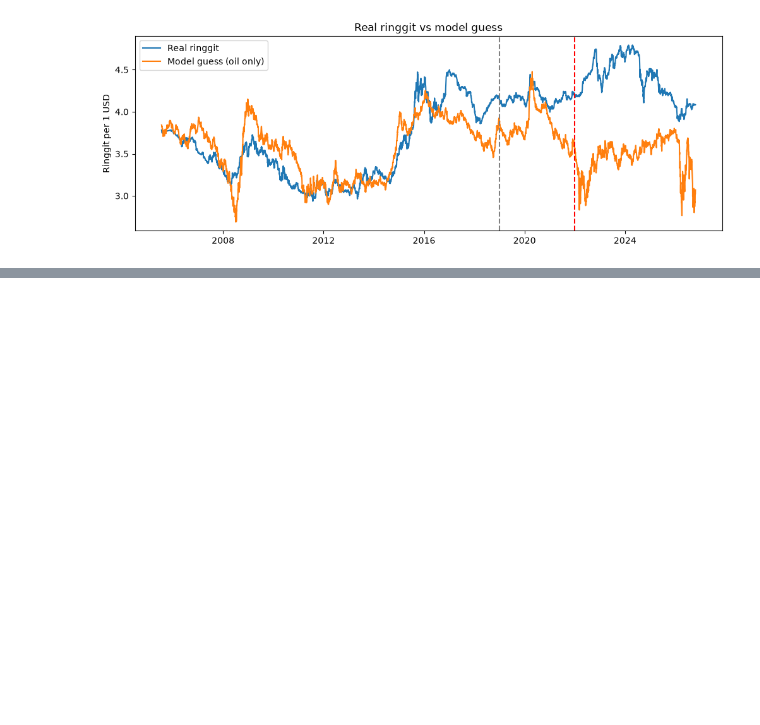
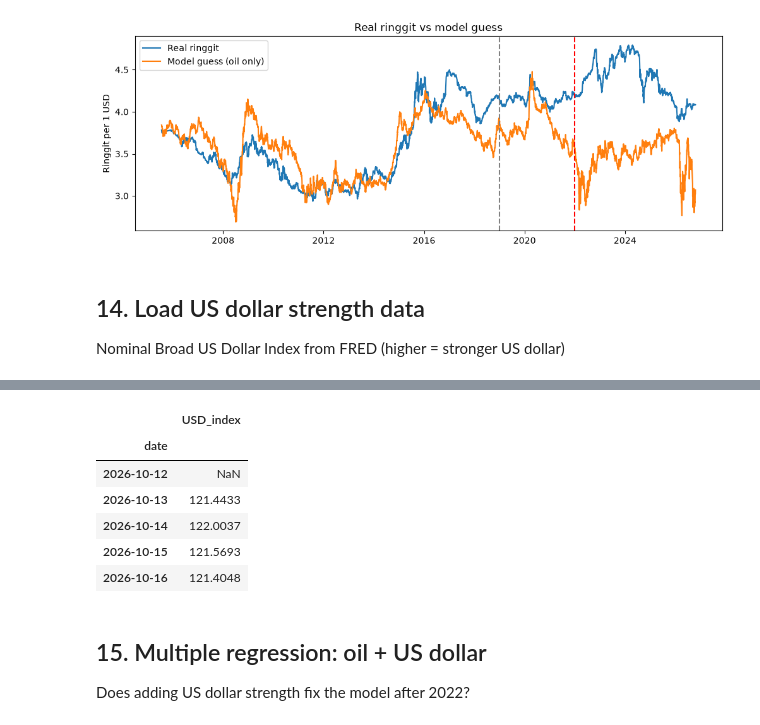
Before and after one commit to aamrhh/ringgit-oil-analysis, a Jupyter notebook: analysis.ipynb, the cells around one changed output, grey strips where cells are left out. Saved outputs shown, nothing was run; the diff lists cells and outputs as text; code cells hidden in the pictures; blank space fills up the shorter version.

Commit message:
comparison oil vs dollar

```diff
--- a/analysis.ipynb
+++ b/analysis.ipynb
@@ -275,3 +275,21 @@ plt.legend()
 plt.show()
 # %% [output]
 [figure]
+# %% [markdown]
+## 14. Load US dollar strength data
+Nominal Broad US Dollar Index from FRED (higher = stronger US dollar)
+# %%
+DXY_URL = 'https://fred.stlouisfed.org/graph/fredgraph.csv?id=DTWEXBGS'
+dollar = pd.read_csv(DXY_URL)
+
+dollar.columns = ['date', 'USD_index']
+dollar['date'] = pd.to_datetime(dollar['date'])
+dollar['USD_index'] = pd.to_numeric(dollar['USD_index'], errors='coerce')
+dollar = dollar.set_index('date').sort_index()
+
+dollar.to_csv('dollar_raw.csv')
+
+print(dollar.shape)
+print(dollar.index.min(), 'to', dollar.index.max())
+dollar.tail()
+# %% [output]
@@ -277,0 +298,10 @@ plt.show()
+|  | USD_index |
+| date |  |
+| 2026-10-12 | NaN |
+| 2026-10-13 | 121.4433 |
+| 2026-10-14 | 122.0037 |
+| 2026-10-15 | 121.5693 |
+| 2026-10-16 | 121.4048 |
+# %% [markdown]
+## 15. Multiple regression: oil + US dollar
+Does adding US dollar strength fix the model after 2022?
```
Also changed, not shown: parts of 5 cells of this notebook, 1 other file.
